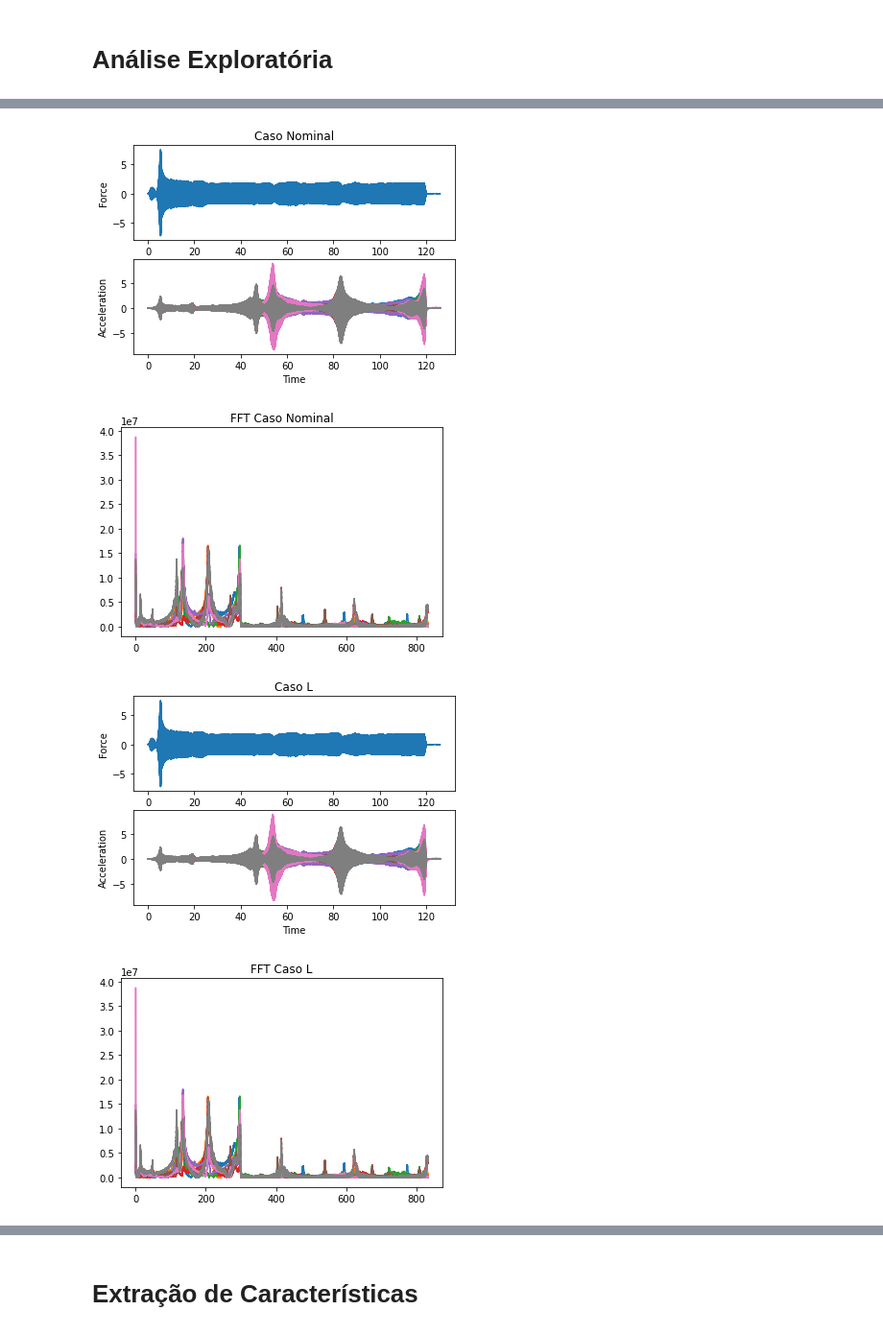
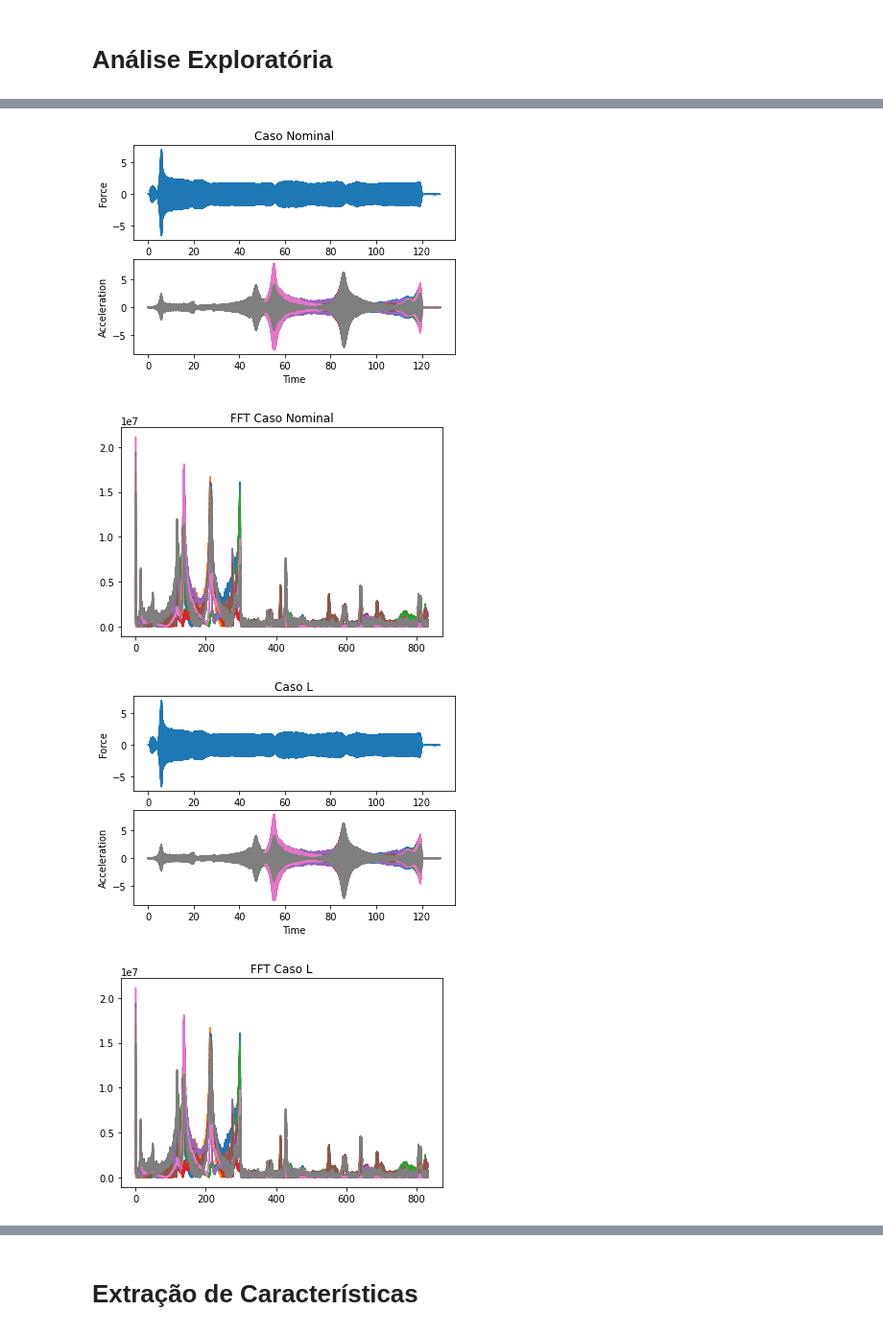
Before and after one commit to fefilizzola/HIML_TrabalhoFinal, a Jupyter notebook: trabalho_final.ipynb, the cells around one changed output, grey strips where cells are left out. Shown at 96% size. Drawn from its saved outputs; the diff is of its cells as text; code cells hidden in the pictures.

```diff
--- a/trabalho_final.ipynb
+++ b/trabalho_final.ipynb
@@ -31,4 +32,11 @@ caseL[0]['Channel names'].pop()
 dfR=pd.DataFrame(caseR[0]['data'],columns=caseR[0]['Channel names'])
 dfH=pd.DataFrame(caseH[0]['data'],columns=caseH[0]['Channel names'])
 dfL=pd.DataFrame(caseL[0]['data'],columns=caseL[0]['Channel names'])
-dfR.head()
+NH,Chno=dfH.shape
+NR,Chno=dfR.shape
+NL,Chno=dfL.shape
+yh=NH*['H']
+yr=NR*['R']
+yl=NL*['L']
+df=pd.concat([dfR,pd.DataFrame({'target':yr})],axis=1)
+df=df.append([pd.concat([dfL,pd.DataFrame({'target':yl})],axis=1),pd.concat([dfH,pd.DataFrame({'target':yh})],axis=1)])
@@ -43,8 +43,20 @@ dfR.head()
 # %%
 N,Chno=dfH.shape
 Ts = 6 * 1e-4 # sampling time
-time = (np.linspace(1,N,N) - 1) * Ts
+timeR = (np.linspace(1,NR,NR) - 1) * Ts
+timeL = (np.linspace(1,NL,NL) - 1) * Ts
+timeH = (np.linspace(1,NH,NH) - 1) * Ts
 sample_rate=1666 #Hertz
+
+Ch1 = df['force']  # célula de carga: força do shakerH
+Ch2 = df['Ch1'] #
+Ch3 = df['Ch2'] #
+Ch4 = df['Ch3'] #
+Ch5 = df['Ch4'] #
+Ch6 = df['Ch5'] #
+Ch7 = df['Ch6'] #
+Ch8 = df['Ch7'] #
+Ch9 = df['Ch8'] #
 
 HCh1 = dfH['force']  # célula de carga: força do shakerH
 HCh2 = dfH['Ch1'] #
@@ -111,7 +134,9 @@ lnorm7 = np.int16((LCh7 / LCh7.max()) * 32767)
 lnorm8 = np.int16((LCh8 / LCh8.max()) * 32767)
 lnorm9 = np.int16((LCh9 / LCh9.max()) * 32767)
 
-xf = rfftfreq(N, 1 / sample_rate)
+xfR = rfftfreq(NR, 1 / sample_rate)
+xfL = rfftfreq(NL, 1 / sample_rate)
+xfH = rfftfreq(NH, 1 / sample_rate)
 
 rf2 = rfft(rnorm2)
 rf3 = rfft(rnorm3)
@@ -143,51 +168,51 @@ lf9 = rfft(lnorm9)
 plt.figure()
 plt.subplot(211)
 plt.title('Caso Nominal')
-plt.plot(time,RCh1)
+plt.plot(timeR,RCh1)
 plt.ylabel('Force')
 plt.subplot(212)
-plt.plot(time,RCh2,time,RCh3,time,RCh4,time,RCh5,time,RCh6,time,RCh7,time,RCh8,time,RCh9)
+plt.plot(timeR,RCh2,timeR,RCh3,timeR,RCh4,timeR,RCh5,timeR,RCh6,timeR,RCh7,timeR,RCh8,timeR,RCh9)
 plt.xlabel('Time')
 plt.ylabel('Acceleration')
 plt.show()
-plt.plot(xf, np.abs(rf2),xf, np.abs(rf3),xf, np.abs(rf4),xf, np.abs(rf5),xf, np.abs(rf6),xf, np.abs(rf7),xf, np.abs(rf8),xf, np.abs(rf9))
+plt.plot(xfR, np.abs(rf2),xfR, np.abs(rf3),xfR, np.abs(rf4),xfR, np.abs(rf5),xfR, np.abs(rf6),xfR, np.abs(rf7),xfR, np.abs(rf8),xfR, np.abs(rf9))
 plt.title('FFT Caso Nominal')
 plt.show()
 
 # obs: depois mudar o nome do caso
 plt.figure()
 plt.subplot(211)
 plt.title('Caso L')
-plt.plot(time,LCh1)
+plt.plot(timeL,LCh1)
 plt.ylabel('Force')
 plt.subplot(212)
-plt.plot(time,LCh2,time,LCh3,time,LCh4,time,LCh5,time,LCh6,time,LCh7,time,LCh8,time,LCh9)
+plt.plot(timeL,LCh2,timeL,LCh3,timeL,LCh4,timeL,LCh5,timeL,LCh6,timeL,LCh7,timeL,LCh8,timeL,LCh9)
 plt.xlabel('Time')
 plt.ylabel('Acceleration')
 plt.show()
-plt.plot(xf, np.abs(lf2),xf, np.abs(lf3),xf, np.abs(lf4),xf, np.abs(lf5),xf, np.abs(lf6),xf, np.abs(lf7),xf, np.abs(lf8),xf, np.abs(lf9))
+plt.plot(xfL, np.abs(lf2),xfL, np.abs(lf3),xfL, np.abs(lf4),xfL, np.abs(lf5),xfL, np.abs(lf6),xfL, np.abs(lf7),xfL, np.abs(lf8),xfL, np.abs(lf9))
 plt.title('FFT Caso L')
 plt.show()
 
 # obs: depois mudar o nome do caso
 plt.figure()
 plt.subplot(211)
 plt.title('Caso H')
-plt.plot(time,LCh1)
+plt.plot(timeH,HCh1)
 plt.ylabel('Force')
 plt.subplot(212)
-plt.plot(time,HCh2,time,HCh3,time,HCh4,time,HCh5,time,HCh6,time,HCh7,time,HCh8,time,HCh9)
+plt.plot(timeH,HCh2,timeH,HCh3,timeH,HCh4,timeH,HCh5,timeH,HCh6,timeH,HCh7,timeH,HCh8,timeH,HCh9)
 plt.xlabel('Time')
 plt.ylabel('Acceleration')
 plt.show()
-plt.plot(xf, np.abs(hf2),xf, np.abs(hf3),xf, np.abs(hf4),xf, np.abs(hf5),xf, np.abs(hf6),xf, np.abs(hf7),xf, np.abs(hf8),xf, np.abs(hf9))
+plt.plot(xfH, np.abs(hf2),xfH, np.abs(hf3),xfH, np.abs(hf4),xfH, np.abs(hf5),xfH, np.abs(hf6),xfH, np.abs(hf7),xfH, np.abs(hf8),xfH, np.abs(hf9))
 plt.title('FFT Caso H')
 plt.show()
 # %% [output]
-[figure, old version]
+[figure, new version]
-[figure, old version]
+[figure, new version]
-[figure, old version]
+[figure, new version]
-[figure, old version]
+[figure, new version]
 [figure]
 [figure]
 # %% [markdown]
```
Also changed, not shown: parts of 7 cells of this notebook.
